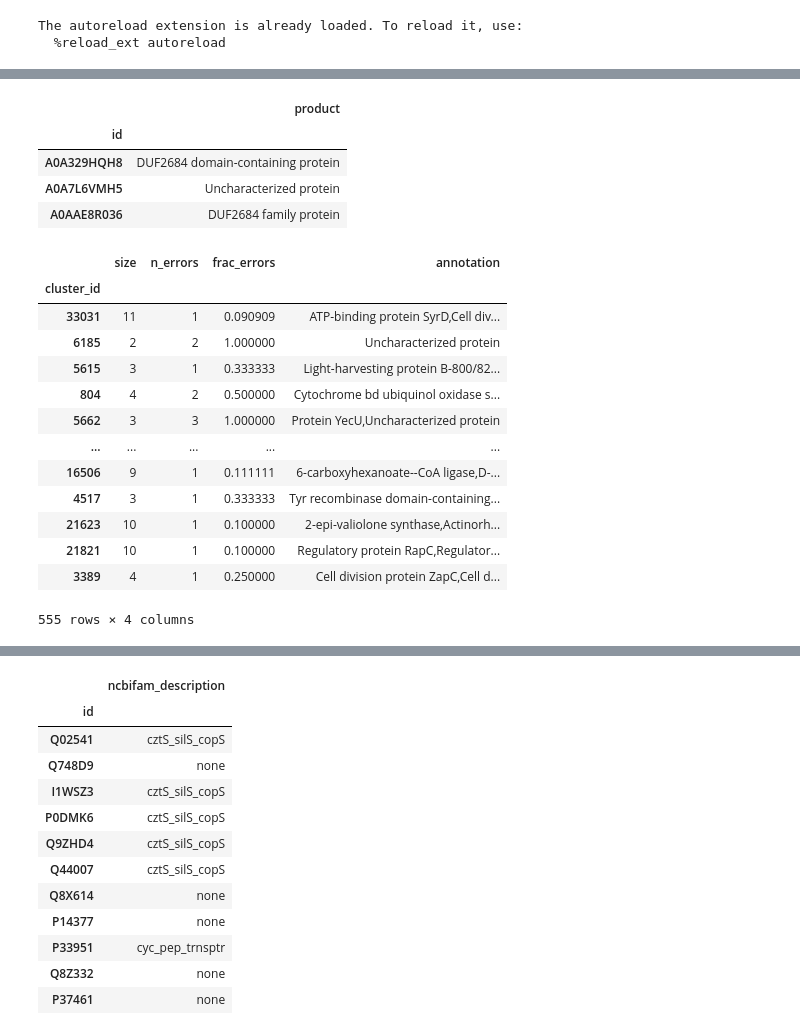
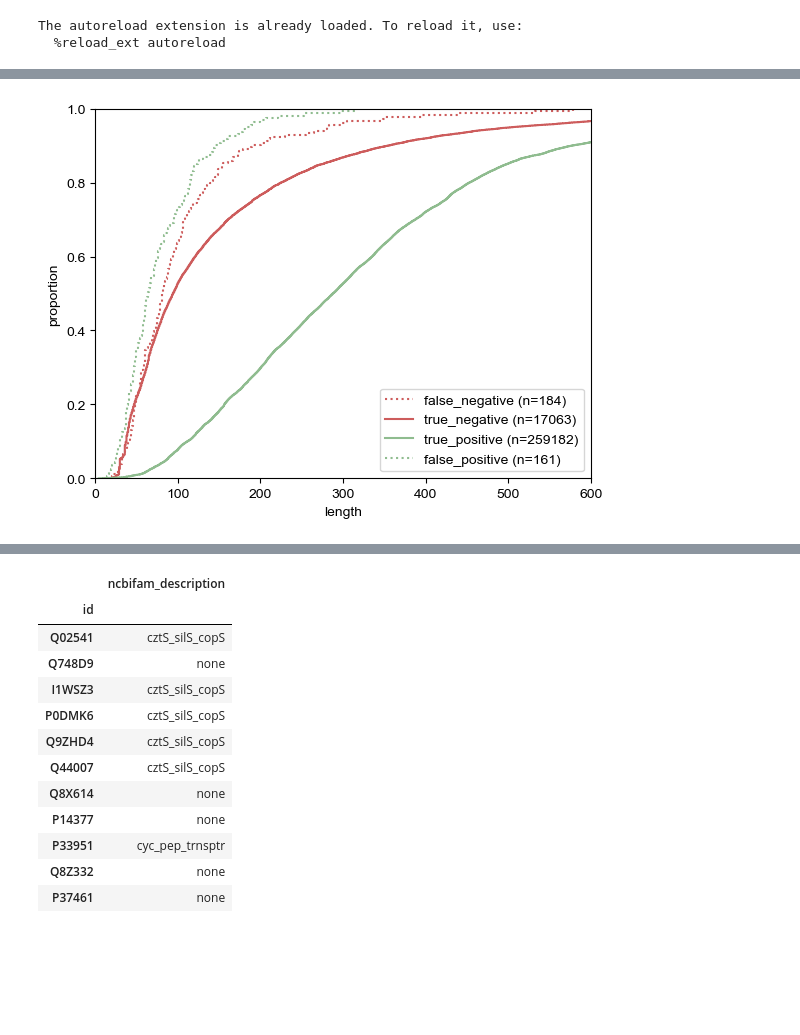
Before and after one commit to pipparichter/frugal, a Jupyter notebook: notebooks/results.ipynb, the cells around one changed output, grey strips where cells are left out. Drawn from its saved outputs; the diff is of its cells as text; code cells hidden in the pictures; blank space fills up the shorter version.

```diff
--- a/notebooks/results.ipynb
+++ b/notebooks/results.ipynb
@@ -166,25 +115,29 @@ cluster_results_df['annotation'] = annotate_clusters(results_df)
-# %%
-results_df[results_df.cluster_id == 4688][['product']]
-# %% [output]
-|  | product |
-| id |  |
-| A0A329HQH8 | DUF2684 domain-containing protein |
-| A0A7L6VMH5 | Uncharacterized protein |
-| A0AAE8R036 | DUF2684 family protein |
-# %%
-cluster_results_df[cluster_results_df.annotation != 'none']
-# %% [output]
-|  | size | n_errors | frac_errors | annotation |
-| cluster_id |  |  |  |  |
-| 33031 | 11 | 1 | 0.090909 | ATP-binding protein SyrD,Cell div... |
-| 6185 | 2 | 2 | 1.000000 | Uncharacterized protein |
-| 5615 | 3 | 1 | 0.333333 | Light-harvesting protein B-800/82... |
-| 804 | 4 | 2 | 0.500000 | Cytochrome bd ubiquinol oxidase s... |
-| 5662 | 3 | 3 | 1.000000 | Protein YecU,Uncharacterized protein |
-| ... | ... | ... | ... | ... |
-| 16506 | 9 | 1 | 0.111111 | 6-carboxyhexanoate--CoA ligase,D-... |
-| 4517 | 3 | 1 | 0.333333 | Tyr recombinase domain-containing... |
-| 21623 | 10 | 1 | 0.100000 | 2-epi-valiolone synthase,Actinorh... |
-| 21821 | 10 | 1 | 0.100000 | Regulatory protein RapC,Regulator... |
-| 3389 | 4 | 1 | 0.250000 | Cell division protein ZapC,Cell d... |
-555 rows × 4 columns
+# %%
+def figure(results_df):
+
+    is_fn = lambda df : (df.model_label == 0) & (df.label == 1)
+    is_tn = lambda df : (df.model_label == 0) & (df.label == 0)
+    is_tp = lambda df : (df.model_label == 1) & (df.label == 1)
+    is_fp = lambda df : (df.model_label == 1) & (df.label == 0)
+
+    fig, ax = plt.subplots()
+
+    ax_df = pd.DataFrame(index=results_df.index)
+    ax_df['length'] = results_df.seq.apply(len)
+    ax_df['false_negative'] = is_fn(results_df)
+    ax_df['true_negative'] = is_tn(results_df)
+    ax_df['true_positive'] = is_tp(results_df)
+    ax_df['false_positive'] = is_fp(results_df)
+
+    sns.ecdfplot(data=ax_df[ax_df.false_negative], x='length', color='indianred', linestyle=':', ax=ax, label=f'false_negative (n={ax_df.false_negative.sum()})')
+    sns.ecdfplot(data=ax_df[ax_df.true_negative], x='length', color='indianred', ax=ax, label=f'true_negative (n={ax_df.true_negative.sum()})')
+    sns.ecdfplot(data=ax_df[ax_df.true_positive], x='length', color='darkseagreen', ax=ax, label=f'true_positive (n={ax_df.true_positive.sum()})')
+    sns.ecdfplot(data=ax_df[ax_df.false_positive], x='length', color='darkseagreen', linestyle=':', ax=ax, label=f'false_positive (n={ax_df.false_positive.sum()})')
+    ax.legend()
+    ax.set_xlim(xmin=0, xmax=600)
+    ax.set_ylabel('proportion')
+    plt.show()
+
+figure(results_df)
+# %% [output]
+[figure, added]
```
Also changed, not shown: parts of 21 cells of this notebook, 8 other files.
